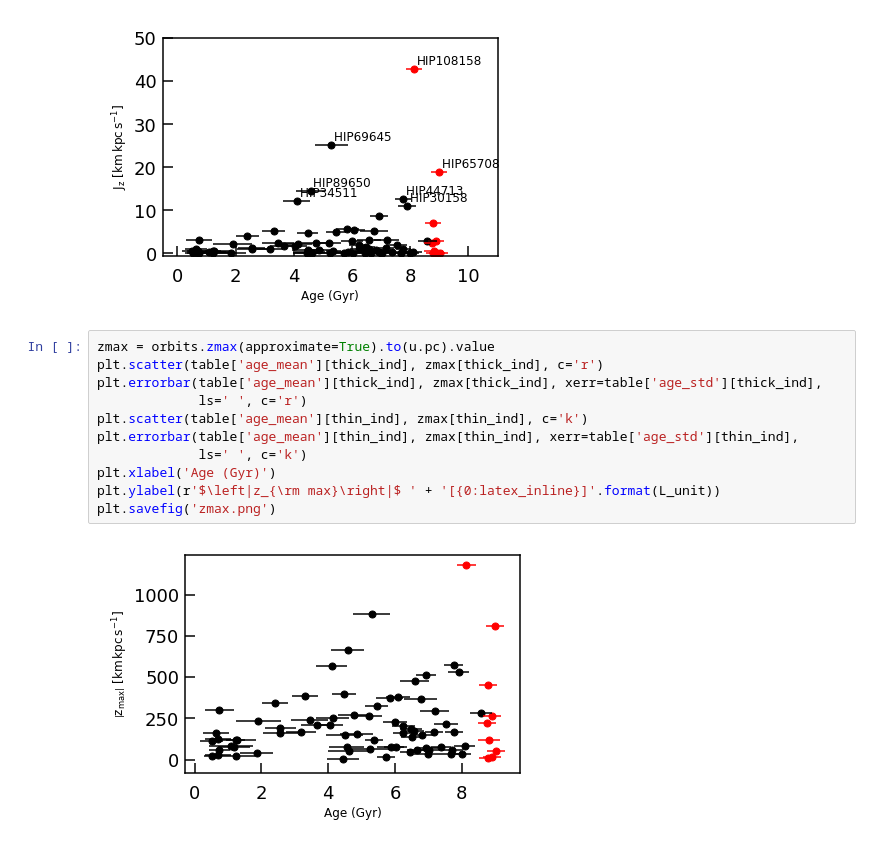
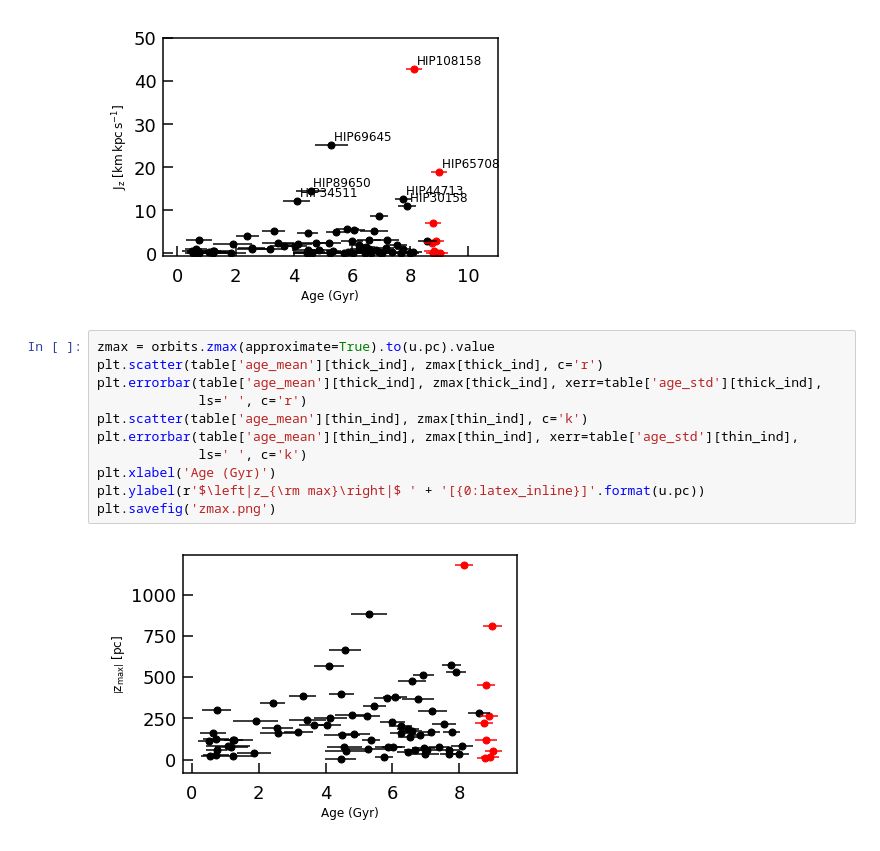
Before and after one commit to megbedell/gaia-hacks, a Jupyter notebook: notebooks/solartwin-dynamics.ipynb, the cells around one changed output. Cells and saved outputs as stored; diff of their text form.

Commit message:
wrong unit

```diff
--- a/notebooks/solartwin-dynamics.ipynb
+++ b/notebooks/solartwin-dynamics.ipynb
@@ -159,13 +159,13 @@ plt.savefig('vertical-actions.png')
 # %%
 zmax = orbits.zmax(approximate=True).to(u.pc).value
 plt.scatter(table['age_mean'][thick_ind], zmax[thick_ind], c='r')
 plt.errorbar(table['age_mean'][thick_ind], zmax[thick_ind], xerr=table['age_std'][thick_ind],
              ls=' ', c='r')
 plt.scatter(table['age_mean'][thin_ind], zmax[thin_ind], c='k')
 plt.errorbar(table['age_mean'][thin_ind], zmax[thin_ind], xerr=table['age_std'][thin_ind],
              ls=' ', c='k')
 plt.xlabel('Age (Gyr)')
-plt.ylabel(r'$\left|z_{\rm max}\right|$ ' + '[{0:latex_inline}]'.format(L_unit))
+plt.ylabel(r'$\left|z_{\rm max}\right|$ ' + '[{0:latex_inline}]'.format(u.pc))
 plt.savefig('zmax.png')
 # %% [output]
-[figure, old version]
+[figure, new version]
```
